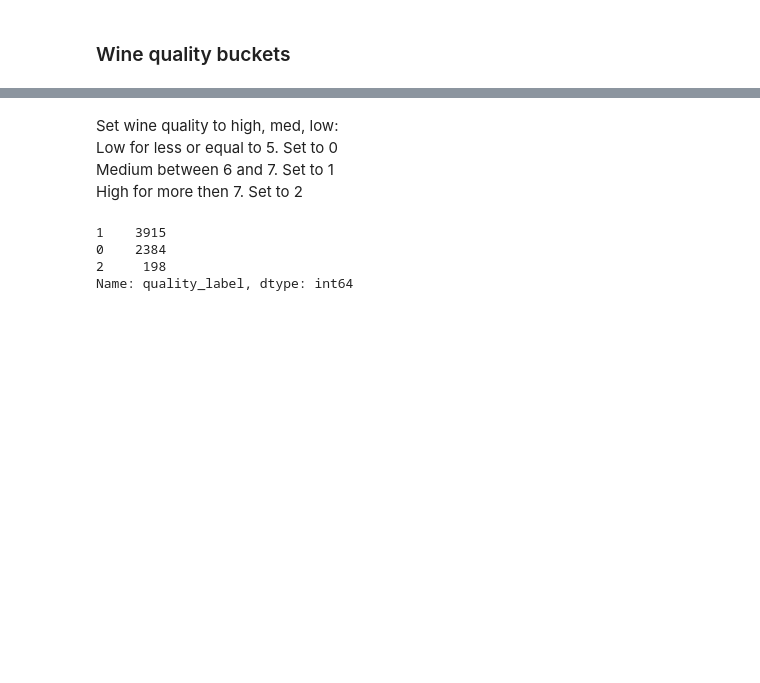
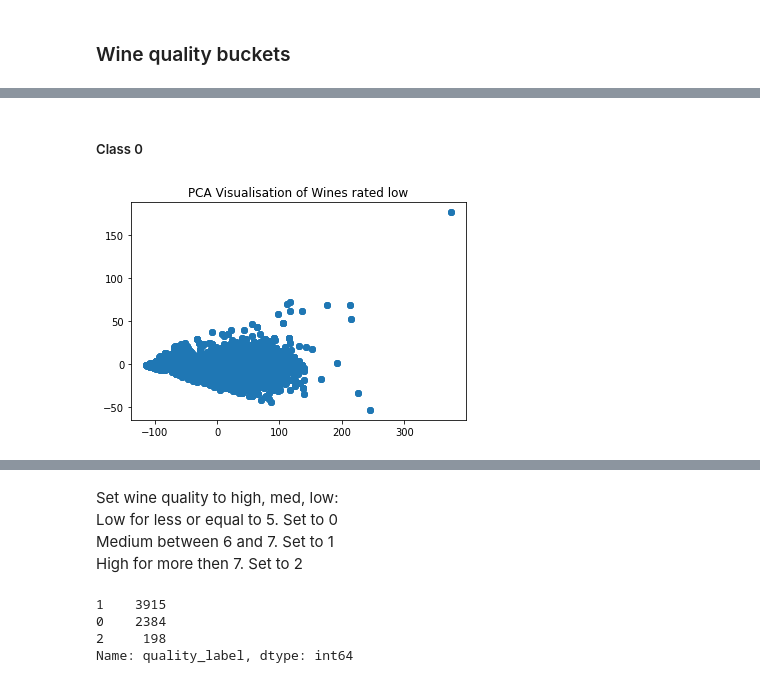
Before and after one commit to tripsysi/Wine_Classifier, a Jupyter notebook: DATA7703_Project_Wine_Classifier.ipynb, the cells around one changed output, grey strips where cells are left out. Drawn from its saved outputs; the diff is of its cells as text; code cells hidden in the pictures; blank space fills up the shorter version.

```diff
--- a/DATA7703_Project_Wine_Classifier.ipynb
+++ b/DATA7703_Project_Wine_Classifier.ipynb
@@ -161,0 +195,14 @@ sns.heatmap(wines.corr(), annot=True, cbar=False);
+# %% [markdown]
+##### Class 0
+# %%
+#counter = Counter(wines['quality_label'])
+#pca = PCA(n_components=2)
+wines_pca = pca.fit_transform(wines)
+for label, _ in counter.items():
+    row_ix = where(wines['quality_label'] == 0)[0]
+    plt.scatter(wines_pca[row_ix, 0], wines_pca[row_ix, 1], color='C0')
+#plt.legend()
+plt.title("PCA Visualisation of Wines rated low")
+plt.show()
+# %% [output]
+[figure, added]
```
Also changed, not shown: parts of 103 cells of this notebook.
